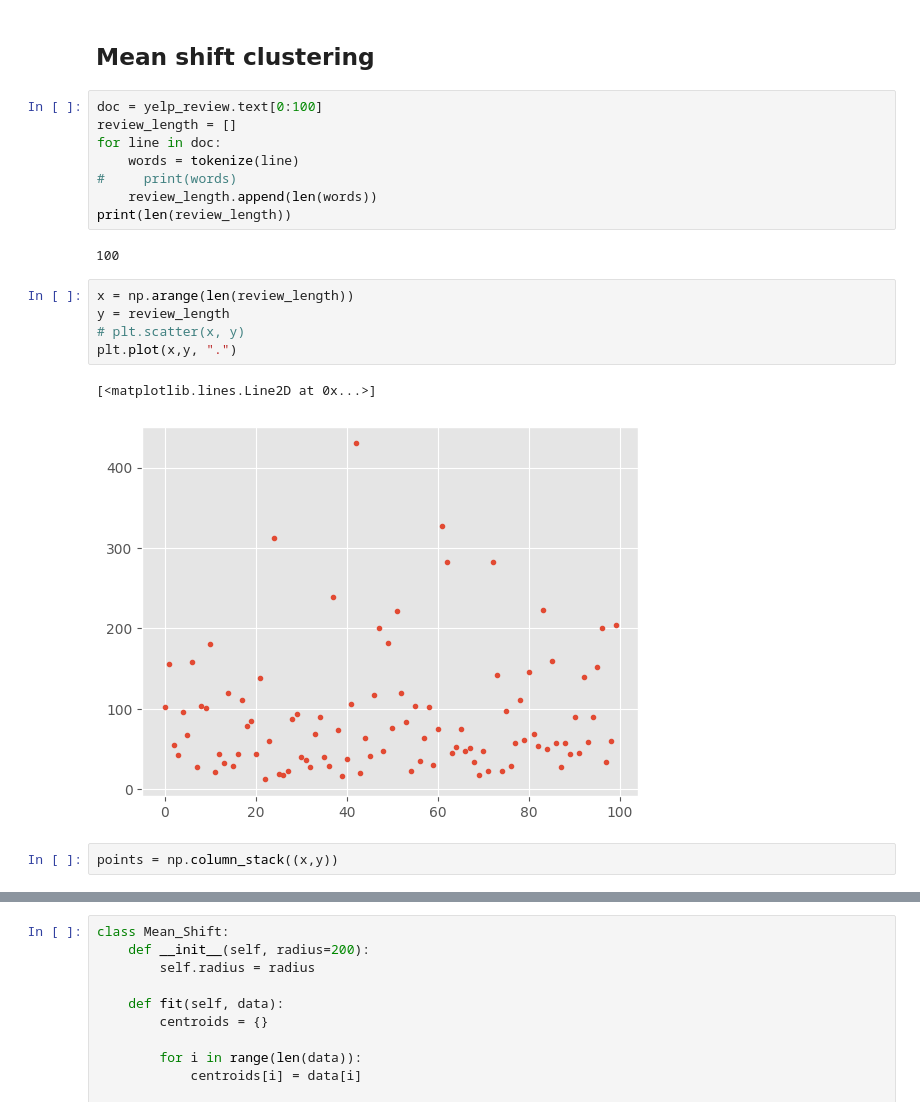
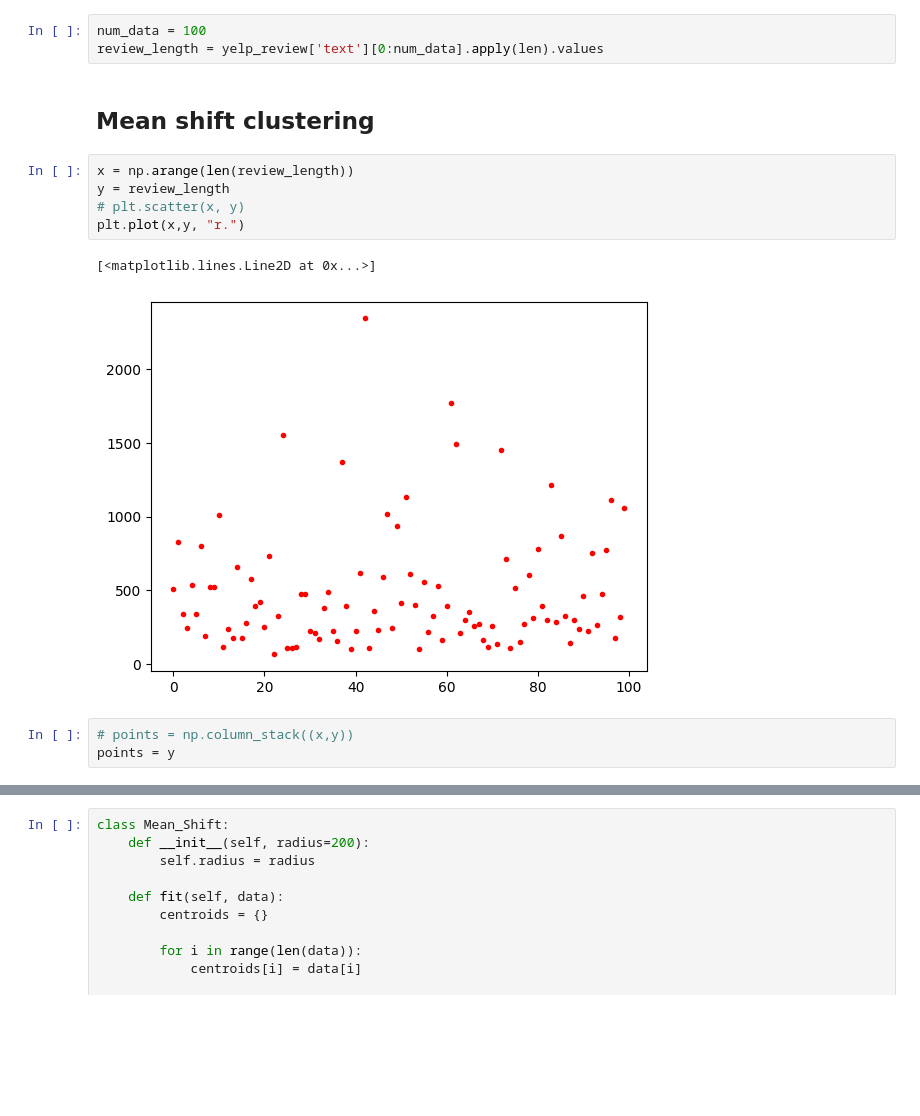
Before and after one commit to maihientran/dm2023, a Jupyter notebook: 05-review-length-meanshift.ipynb, the cells around one changed output, grey strips where cells are left out. Cells and saved outputs as stored; diff of their text form; blank space fills up the shorter version.

```diff
--- a/05-review-length-meanshift.ipynb
+++ b/05-review-length-meanshift.ipynb
@@ -40,25 +31,19 @@ def tokenize(s):
+# %%
+num_data = 100
+review_length = yelp_review['text'][0:num_data].apply(len).values
 # %% [markdown]
 ## Mean shift clustering
-# %%
-doc = yelp_review.text[0:100]
-review_length = []
-for line in doc:
-    words = tokenize(line)
-#     print(words)
-    review_length.append(len(words))
-print(len(review_length))
-# %% [output]
-100
 # %%
 x = np.arange(len(review_length))
 y = review_length
 # plt.scatter(x, y)
-plt.plot(x,y, ".")
+plt.plot(x,y, "r.")
 # %% [output]
 [<matplotlib.lines.Line2D at 0x...>]
-[figure, old version]
+[figure, new version]
 # %%
-points = np.column_stack((x,y))
+# points = np.column_stack((x,y))
+points = y
 # %%
 def euclid_dist(p1,p2):
     return np.sqrt((p1[0]-p2[0])**2 + (p1[1]-p2[1])**2)
```
Also changed, not shown: parts of 10 cells of this notebook.
